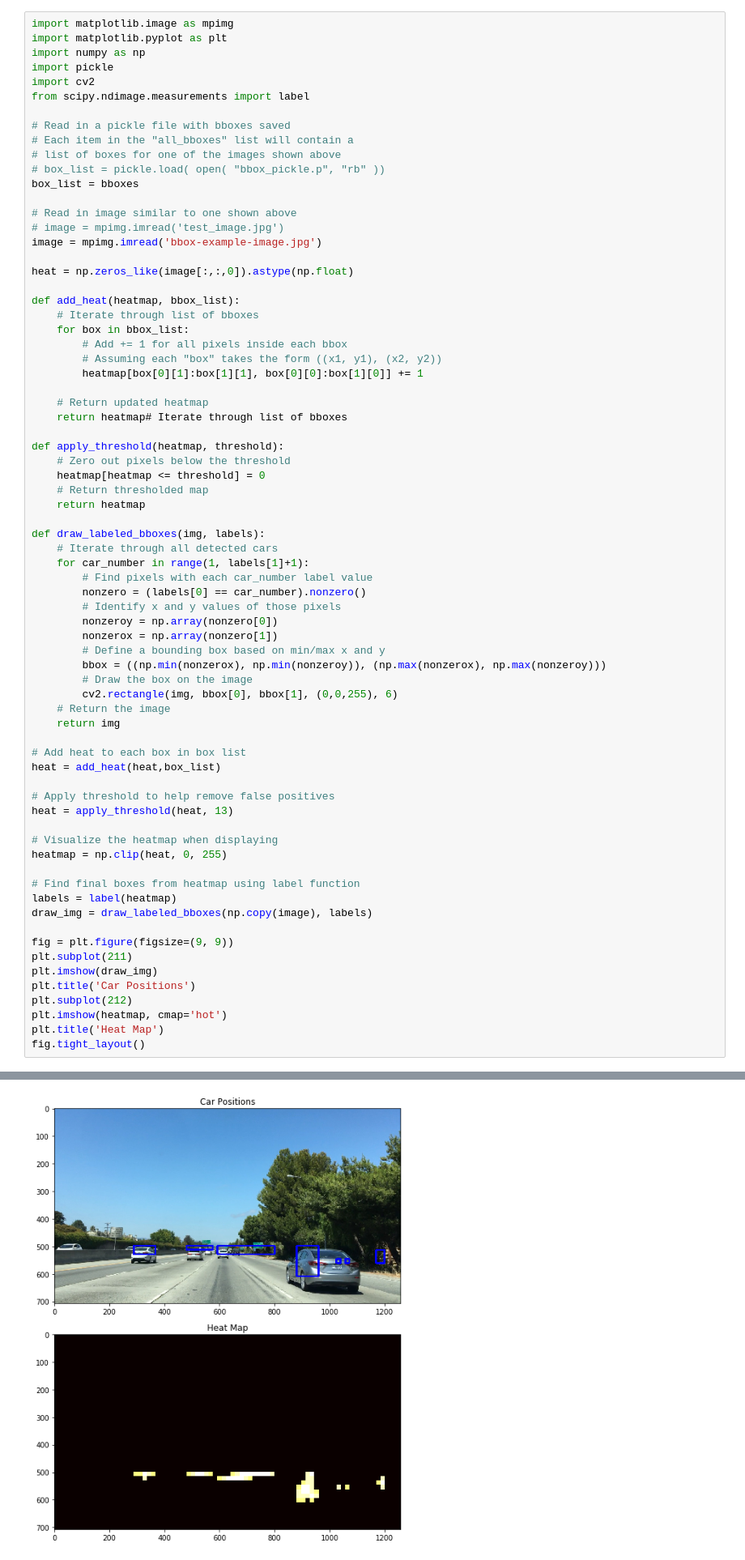
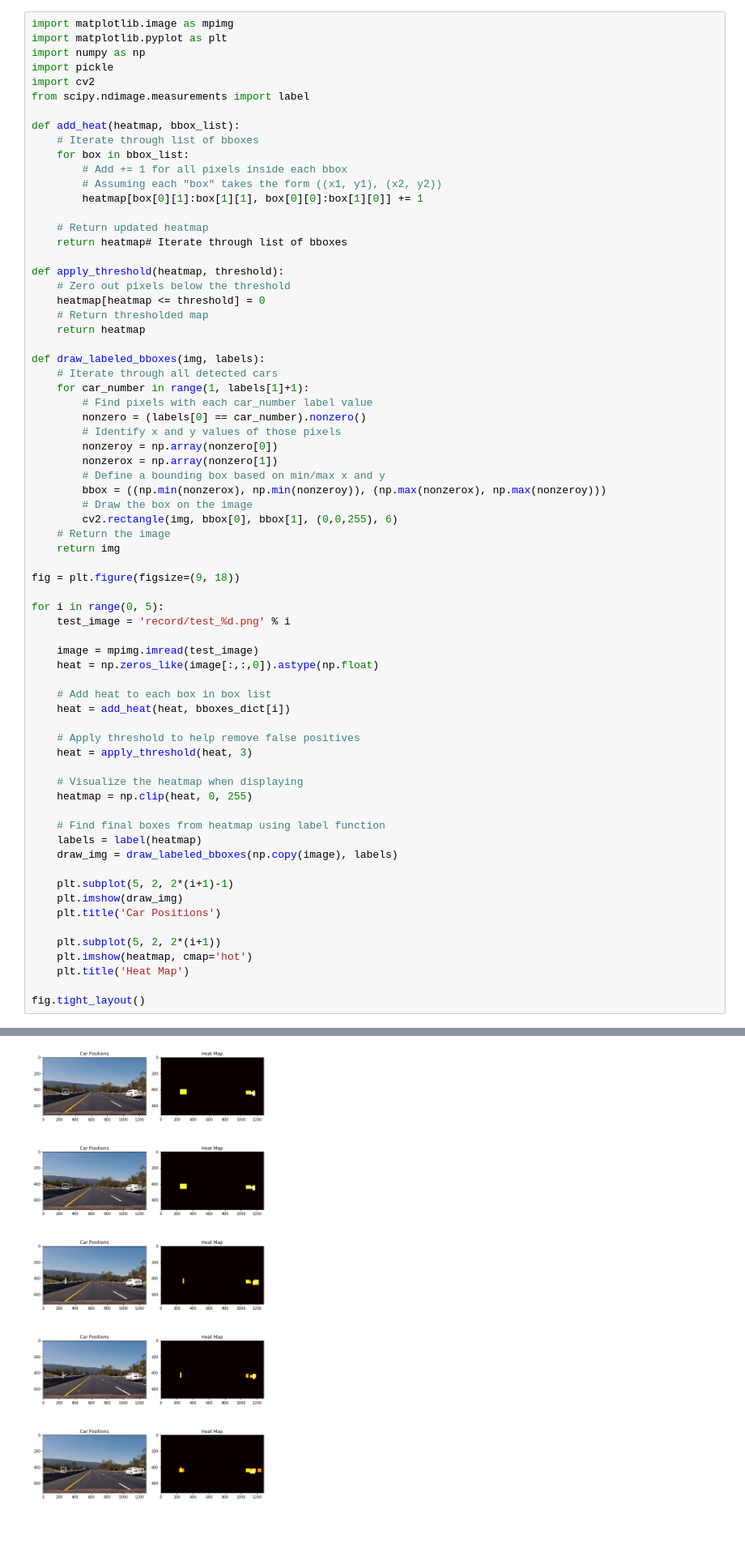
Before and after one commit to ronhuafeng/CarND-Vehicle-Detection, a Jupyter notebook: compose.ipynb, the cells around one changed output, grey strips where cells are left out. Shown at 81% size. Saved outputs shown, nothing was run; the diff lists cells and outputs as text; blank space fills up the shorter version.

```diff
--- a/compose.ipynb
+++ b/compose.ipynb
@@ -222,18 +262,6 @@ import numpy as np
 import pickle
 import cv2
 from scipy.ndimage.measurements import label
-
-# Read in a pickle file with bboxes saved
-# Each item in the "all_bboxes" list will contain a
-# list of boxes for one of the images shown above
-# box_list = pickle.load( open( "bbox_pickle.p", "rb" ))
-box_list = bboxes
-
-# Read in image similar to one shown above
-# image = mpimg.imread('test_image.jpg')
-image = mpimg.imread('bbox-example-image.jpg')
-
-heat = np.zeros_like(image[:,:,0]).astype(np.float)
 
 def add_heat(heatmap, bbox_list):
     # Iterate through list of bboxes
@@ -266,25 +294,34 @@ def draw_labeled_bboxes(img, labels):
     # Return the image
     return img
 
-# Add heat to each box in box list
-heat = add_heat(heat,box_list)
+fig = plt.figure(figsize=(9, 18))
 
-# Apply threshold to help remove false positives
-heat = apply_threshold(heat, 13)
+for i in range(0, 5):
+    test_image = 'record/test_%d.png' % i
 
-# Visualize the heatmap when displaying
-heatmap = np.clip(heat, 0, 255)
+    image = mpimg.imread(test_image)
+    heat = np.zeros_like(image[:,:,0]).astype(np.float)
 
-# Find final boxes from heatmap using label function
-labels = label(heatmap)
-draw_img = draw_labeled_bboxes(np.copy(image), labels)
+    # Add heat to each box in box list
+    heat = add_heat(heat, bboxes_dict[i])
 
-fig = plt.figure(figsize=(9, 9))
-plt.subplot(211)
-plt.imshow(draw_img)
-plt.title('Car Positions')
-plt.subplot(212)
-plt.imshow(heatmap, cmap='hot')
-plt.title('Heat Map')
+    # Apply threshold to help remove false positives
+    heat = apply_threshold(heat, 3)
+
+    # Visualize the heatmap when displaying
+    heatmap = np.clip(heat, 0, 255)
+
+    # Find final boxes from heatmap using label function
+    labels = label(heatmap)
+    draw_img = draw_labeled_bboxes(np.copy(image), labels)
+
+    plt.subplot(5, 2, 2*(i+1)-1)
+    plt.imshow(draw_img)
+    plt.title('Car Positions')
+
+    plt.subplot(5, 2, 2*(i+1))
+    plt.imshow(heatmap, cmap='hot')
+    plt.title('Heat Map')
+
 fig.tight_layout()
 # %% [output]
@@ -291 +333 @@ fig.tight_layout()
-[figure, old version]
+[figure, new version]
```
Also changed, not shown: parts of 7 cells of this notebook, 7 other files.
